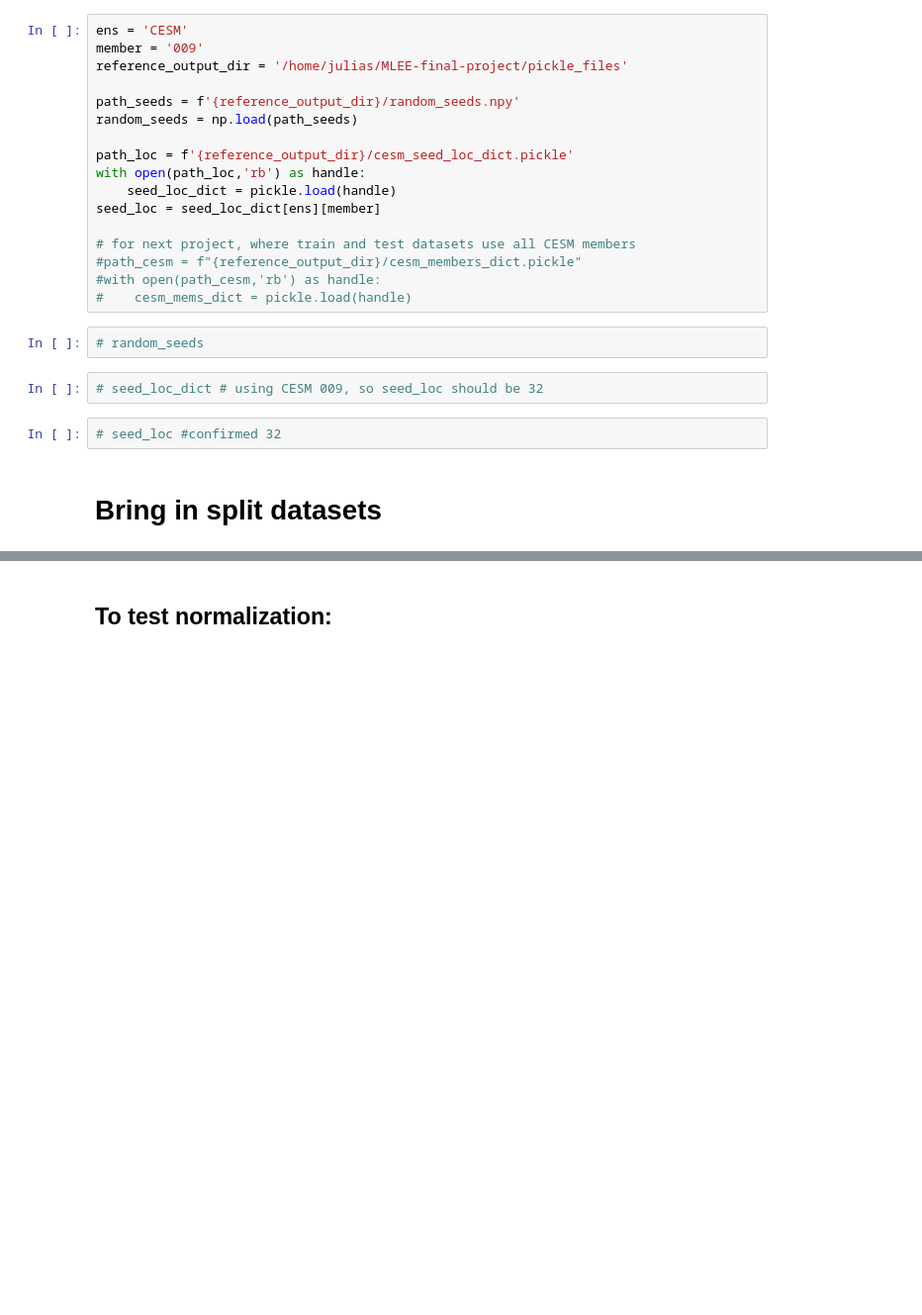
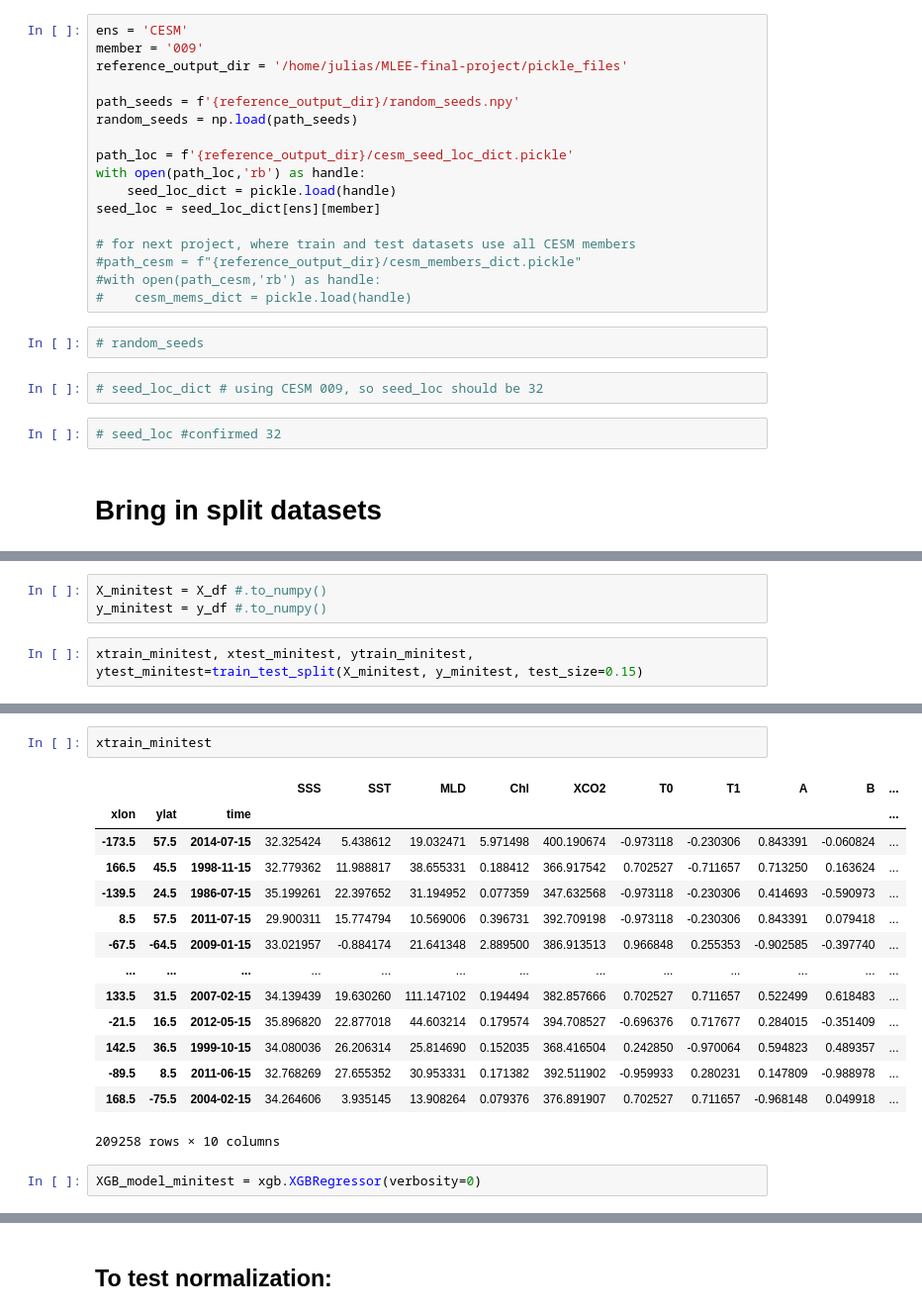
Before and after one commit to juliasimpson97/MLEE-final-project, a Jupyter notebook: models/XBG.ipynb, the cells around one changed output, grey strips where cells are left out. Shown at 99% size. Cells and saved outputs as stored; diff of their text form; blank space fills up the shorter version.

```diff
--- a/models/XBG.ipynb
+++ b/models/XBG.ipynb
@@ -68,0 +98,5 @@ Check that data was saved and loaded properly:
+# %%
+X_minitest = X_df #.to_numpy()
+y_minitest = y_df #.to_numpy()
+# %%
+xtrain_minitest, xtest_minitest, ytrain_minitest, ytest_minitest=train_test_split(X_minitest, y_minitest, test_size=0.15)
@@ -68,0 +117,19 @@ Check that data was saved and loaded properly:
+# %%
+xtrain_minitest
+# %% [output]
+|  |  |  | SSS | SST | MLD | Chl | XCO2 | T0 | T1 | A | B | ... |
+| xlon | ylat | time |  |  |  |  |  |  |  |  |  | ... |
+| -173.5 | 57.5 | 2014-07-15 | 32.325424 | 5.438612 | 19.032471 | 5.971498 | 400.190674 | -0.973118 | -0.230306 | 0.843391 | -0.060824 | ... |
+| 166.5 | 45.5 | 1998-11-15 | 32.779362 | 11.988817 | 38.655331 | 0.188412 | 366.917542 | 0.702527 | -0.711657 | 0.713250 | 0.163624 | ... |
+| -139.5 | 24.5 | 1986-07-15 | 35.199261 | 22.397652 | 31.194952 | 0.077359 | 347.632568 | -0.973118 | -0.230306 | 0.414693 | -0.590973 | ... |
+| 8.5 | 57.5 | 2011-07-15 | 29.900311 | 15.774794 | 10.569006 | 0.396731 | 392.709198 | -0.973118 | -0.230306 | 0.843391 | 0.079418 | ... |
+| -67.5 | -64.5 | 2009-01-15 | 33.021957 | -0.884174 | 21.641348 | 2.889500 | 386.913513 | 0.966848 | 0.255353 | -0.902585 | -0.397740 | ... |
+| ... | ... | ... | ... | ... | ... | ... | ... | ... | ... | ... | ... | ... |
+| 133.5 | 31.5 | 2007-02-15 | 34.139439 | 19.630260 | 111.147102 | 0.194494 | 382.857666 | 0.702527 | 0.711657 | 0.522499 | 0.618483 | ... |
+| -21.5 | 16.5 | 2012-05-15 | 35.896820 | 22.877018 | 44.603214 | 0.179574 | 394.708527 | -0.696376 | 0.717677 | 0.284015 | -0.351409 | ... |
+| 142.5 | 36.5 | 1999-10-15 | 34.080036 | 26.206314 | 25.814690 | 0.152035 | 368.416504 | 0.242850 | -0.970064 | 0.594823 | 0.489357 | ... |
+| -89.5 | 8.5 | 2011-06-15 | 32.768269 | 27.655352 | 30.953331 | 0.171382 | 392.511902 | -0.959933 | 0.280231 | 0.147809 | -0.988978 | ... |
+| 168.5 | -75.5 | 2004-02-15 | 34.264606 | 3.935145 | 13.908264 | 0.079376 | 376.891907 | 0.702527 | 0.711657 | -0.968148 | 0.049918 | ... |
+209258 rows × 10 columns
+# %%
+XGB_model_minitest = xgb.XGBRegressor(verbosity=0)
```
Also changed, not shown: parts of 26 cells of this notebook.
